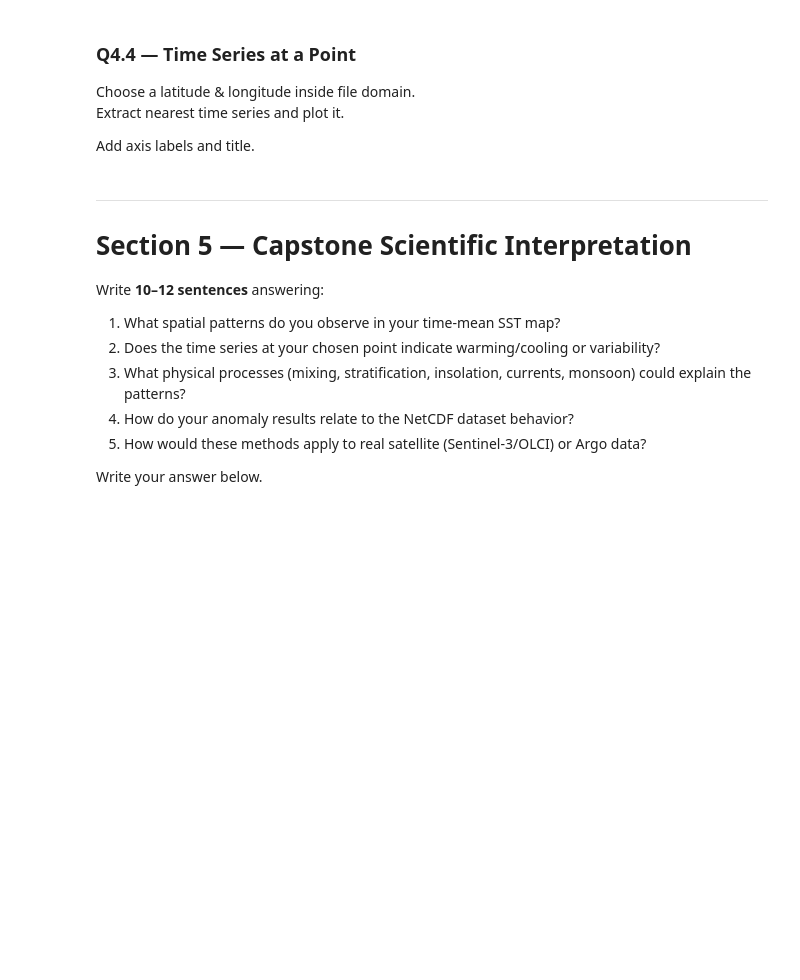
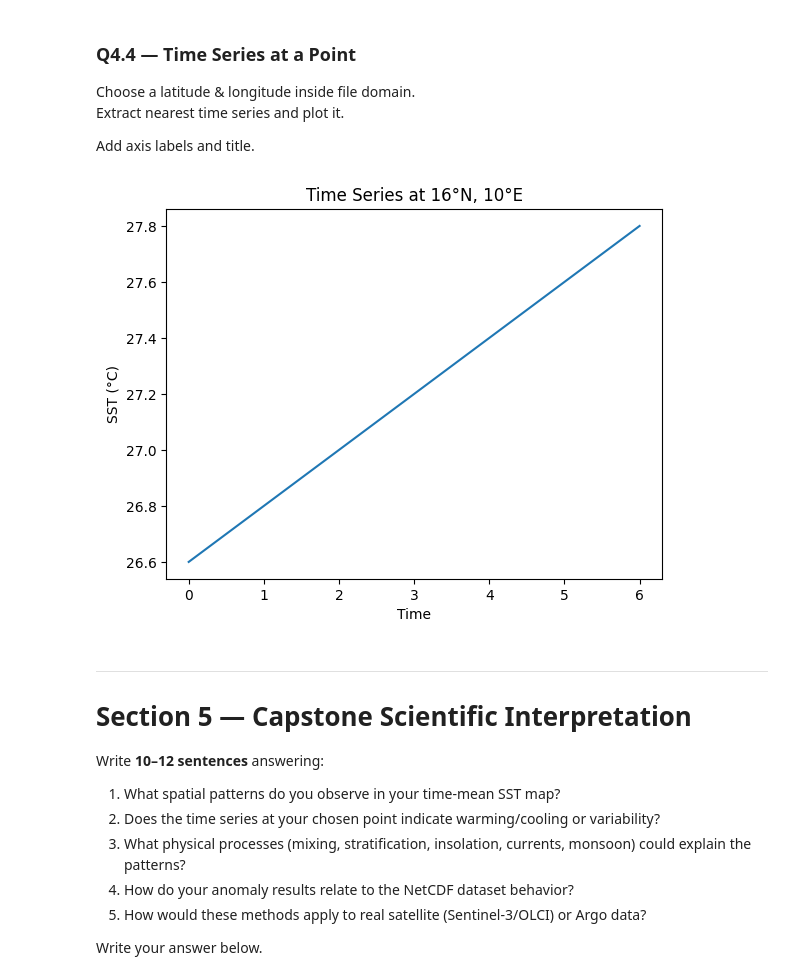
Before and after one commit to rsgis2025trupti-wq/python-basics, a Jupyter notebook: notebooks/05_Capstone_Assignment.ipynb, the cells around one changed output. Saved outputs shown, nothing was run; the diff lists cells and outputs as text; code cells hidden in the pictures; blank space fills up the shorter version.

```diff
--- a/notebooks/05_Capstone_Assignment.ipynb
+++ b/notebooks/05_Capstone_Assignment.ipynb
@@ -262,3 +401,16 @@ Add axis labels and title.
+# %%
+# Q4.4
+latitude = 16
+longitude = 10
+
+plt.figure
+plt.plot(ds.sst.sel(lat=latitude, lon=longitude, method='nearest'))
+plt.xlabel("Time")
+plt.ylabel  ("SST (°C)")
+plt.title(f"Time Series at {latitude}°N, {longitude}°E")
+plt.show()
+# %% [output]
+[figure, added]
 # %% [markdown]
 ---
 # **Section 5 — Capstone Scientific Interpretation**
```
Also changed, not shown: parts of 20 cells of this notebook.
